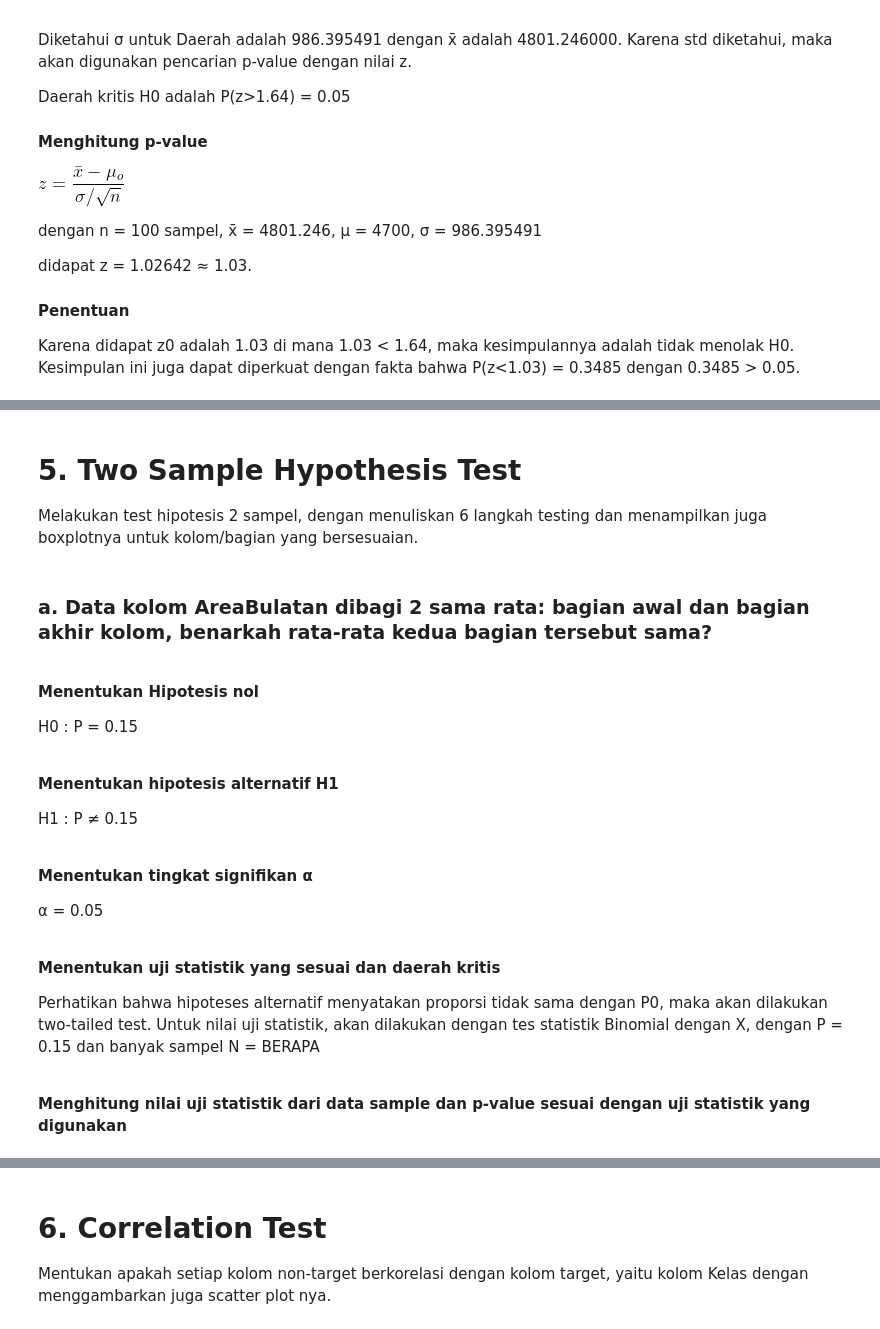
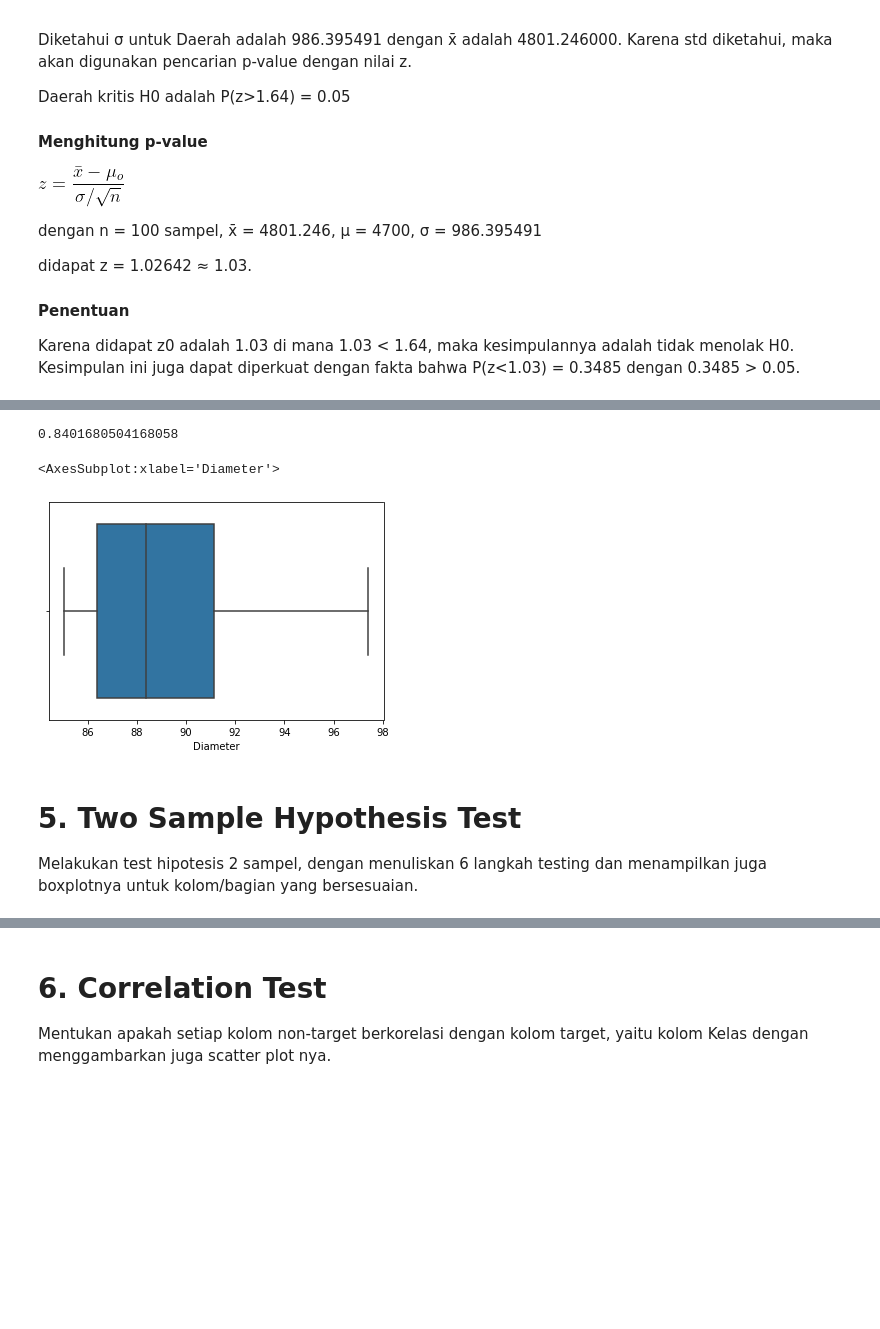
Before and after one commit to alifbhadrika/data-statistical-analysis, a Jupyter notebook: K04-T1-IF2220-13519186.ipynb, the cells around one changed output, grey strips where cells are left out. Saved outputs shown, nothing was run; the diff lists cells and outputs as text; code cells hidden in the pictures; blank space fills up the shorter version.

```diff
--- a/K04-T1-IF2220-13519186.ipynb
+++ b/K04-T1-IF2220-13519186.ipynb
@@ -304,26 +349,31 @@ digunakan</b><br>
+# %%
+# generate sample random dengan sampleRandom
+idx_sample_Diameter = [131,495,462,81,473,103,244,112,312,77,70,94,375,445,433,36,465,468,190,183,471,365,367,55,479,386,6,378,17,389,287,373,300,408,165,405,162,24,334,138,99,315,102,121,219,278,35,241,267,28,4,71,47,106,331,237,323,202,186,153,125,249,346,8,292,426,374,260,383,154,179,476,110,258,205,269,62,207,156,481,416,227,339,74,394,66,403,135,277,139,442,88,253,75,255,274,68,391,285,324]
+
+# random sample
+sample_diameter = data['Diameter'].iloc[idx_sample_Diameter]
+# data dengan diameter di atas 85 diambil dari sample
+sample_diameter_above85 =  sample_diameter.loc[sample_diameter > 85]
+
+# peluang p̂ diameter di atas 85 dari sample
+p = sample_diameter_above85.count()/sample_diameter.count() #p = 0.18
+
+# menghitung z score dengan Binomial yang didekati Normal
+po = 0.15
+n = 100
+qo = 1 - 0.15
+zscoreDiameter = (p - po)/math.sqrt(po*qo/n)
+zscoreDiameter
+# %% [output]
+0.8401680504168058
+# %%
+# boxplot diameter > 85
+sns.boxplot(x=data['Diameter'].loc[data['Diameter'] > 85])
+# %% [output]
+<AxesSubplot:xlabel='Diameter'>
+[figure, added]
 # %% [markdown]
 # 5. Two Sample Hypothesis Test
 
 Melakukan test hipotesis 2 sampel, dengan menuliskan 6 langkah testing dan menampilkan
 juga boxplotnya untuk kolom/bagian yang bersesuaian.
-# %% [markdown]
-### a. Data kolom AreaBulatan dibagi 2 sama rata: bagian awal dan bagian akhir kolom, benarkah rata-rata kedua bagian tersebut sama?
-
-<br><b>Menentukan Hipotesis nol</b><br>
-
-H0 : P = 0.15
-
-<br><b>Menentukan hipotesis alternatif H1</b><br>
-
-H1 : P ≠ 0.15
-
-<br><b>Menentukan tingkat signifikan α</b><br>
-
-α = 0.05
-
-<br><b>Menentukan uji statistik yang sesuai dan daerah kritis</b><br>
-
-Perhatikan bahwa hipoteses alternatif menyatakan proporsi tidak sama dengan P0, maka akan dilakukan two-tailed test. Untuk nilai uji statistik, akan dilakukan dengan tes statistik Binomial dengan X, dengan P = 0.15 dan banyak sampel N = BERAPA
-
-<br><b>Menghitung nilai uji statistik dari data sample dan p-value sesuai dengan uji statistik yang
-digunakan</b><br>
```
Also changed, not shown: parts of 19 cells of this notebook.
